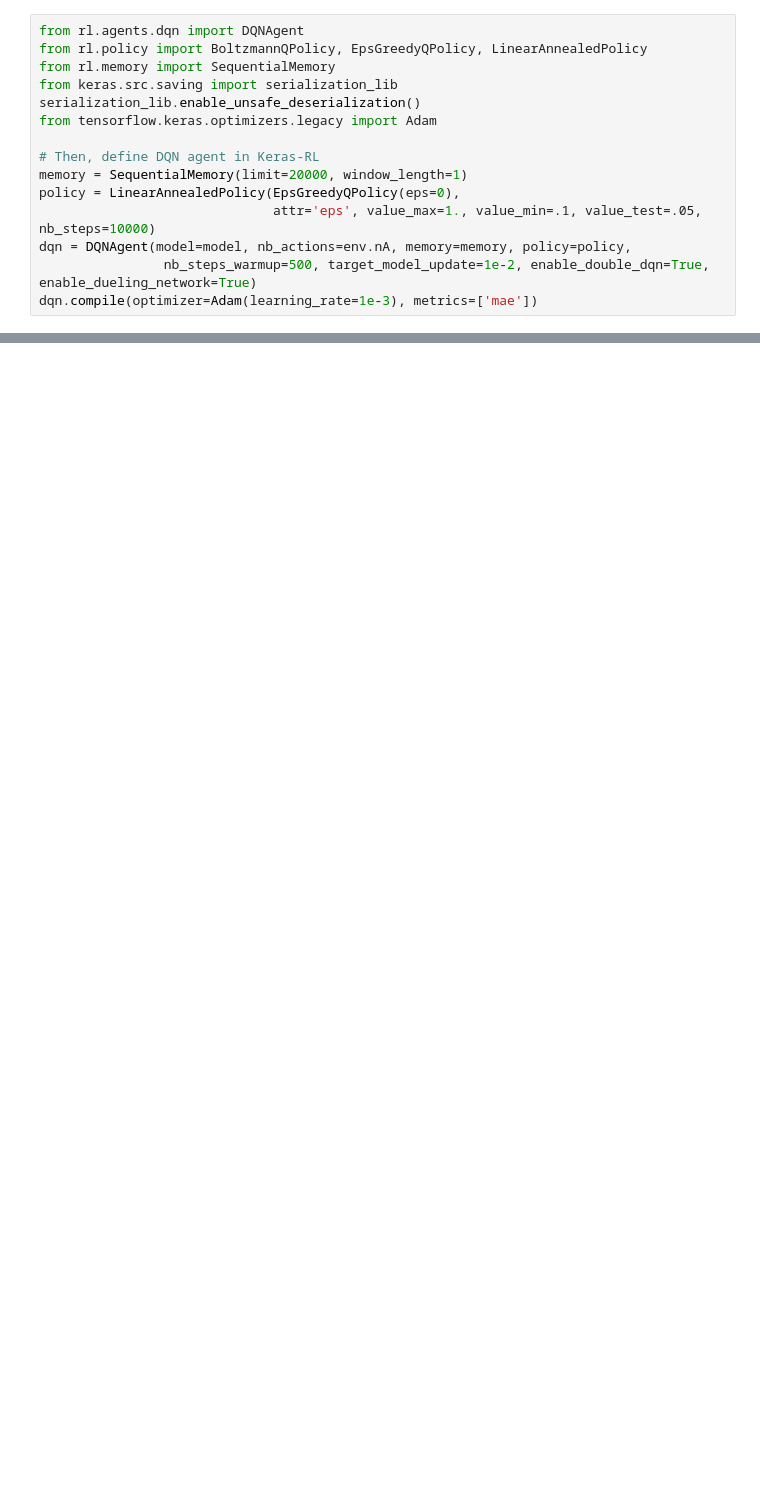
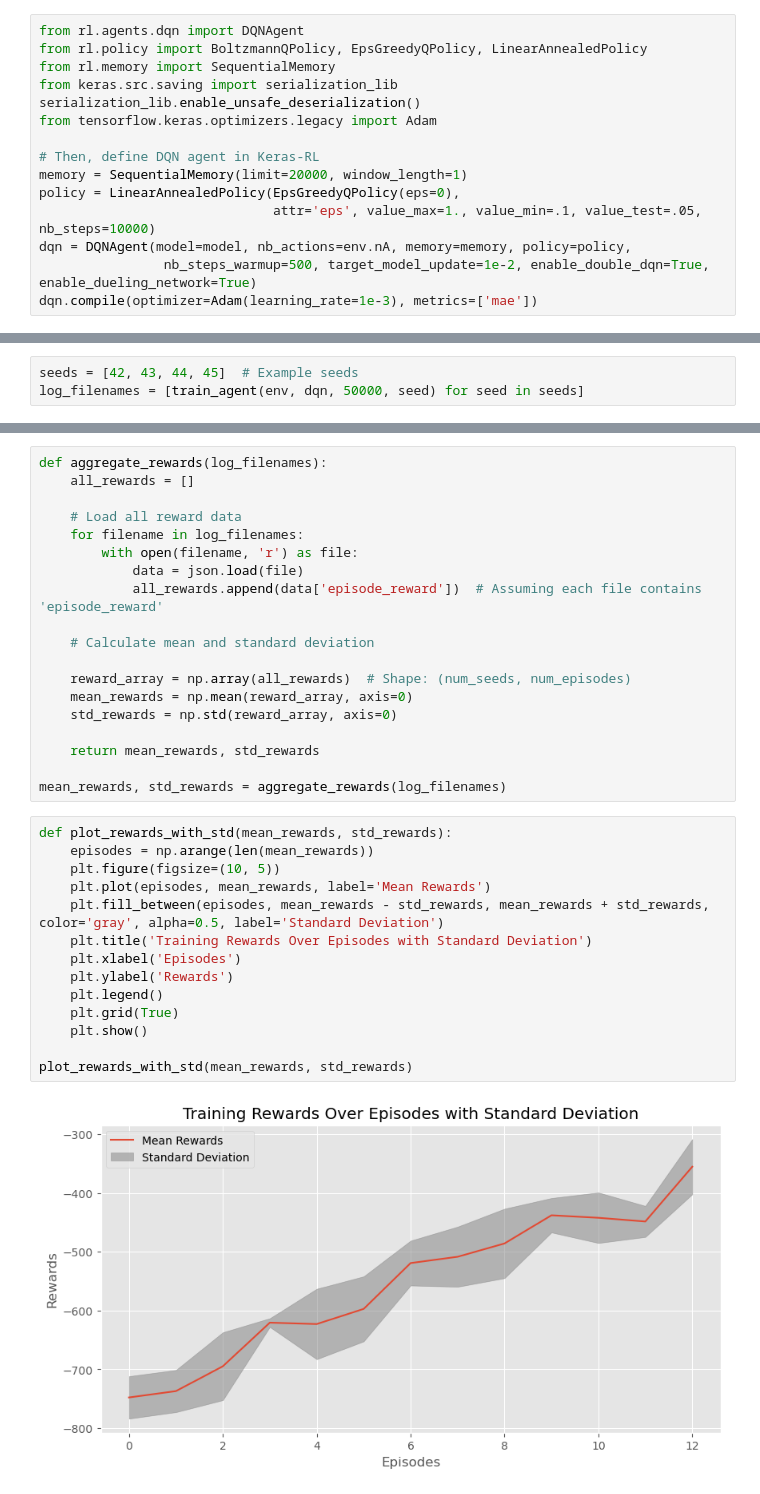
Before and after one commit to Linkschris/AdvancedBA, a Jupyter notebook: current_model/exercise_model.ipynb, the cells around one changed output, grey strips where cells are left out. Drawn from its saved outputs; the diff is of its cells as text; blank space fills up the shorter version.

```diff
--- a/current_model/exercise_model.ipynb
+++ b/current_model/exercise_model.ipynb
@@ -150,0 +239,3 @@ Episode 15: reward: 4666.227, steps: 365
+# %%
+seeds = [42, 43, 44, 45]  # Example seeds
+log_filenames = [train_agent(env, dqn, 50000, seed) for seed in seeds]
@@ -150,0 +260,35 @@ Episode 15: reward: 4666.227, steps: 365
+# %%
+def aggregate_rewards(log_filenames):
+    all_rewards = []
+
+    # Load all reward data
+    for filename in log_filenames:
+        with open(filename, 'r') as file:
+            data = json.load(file)
+            all_rewards.append(data['episode_reward'])  # Assuming each file contains 'episode_reward'
+
+    # Calculate mean and standard deviation
+
+    reward_array = np.array(all_rewards)  # Shape: (num_seeds, num_episodes)
+    mean_rewards = np.mean(reward_array, axis=0)
+    std_rewards = np.std(reward_array, axis=0)
+
+    return mean_rewards, std_rewards
+
+mean_rewards, std_rewards = aggregate_rewards(log_filenames)
+# %%
+def plot_rewards_with_std(mean_rewards, std_rewards):
+    episodes = np.arange(len(mean_rewards))
+    plt.figure(figsize=(10, 5))
+    plt.plot(episodes, mean_rewards, label='Mean Rewards')
+    plt.fill_between(episodes, mean_rewards - std_rewards, mean_rewards + std_rewards, color='gray', alpha=0.5, label='Standard Deviation')
+    plt.title('Training Rewards Over Episodes with Standard Deviation')
+    plt.xlabel('Episodes')
+    plt.ylabel('Rewards')
+    plt.legend()
+    plt.grid(True)
+    plt.show()
+
+plot_rewards_with_std(mean_rewards, std_rewards)
+# %% [output]
+[figure, added]
```
Also changed, not shown: parts of 11 cells of this notebook.
